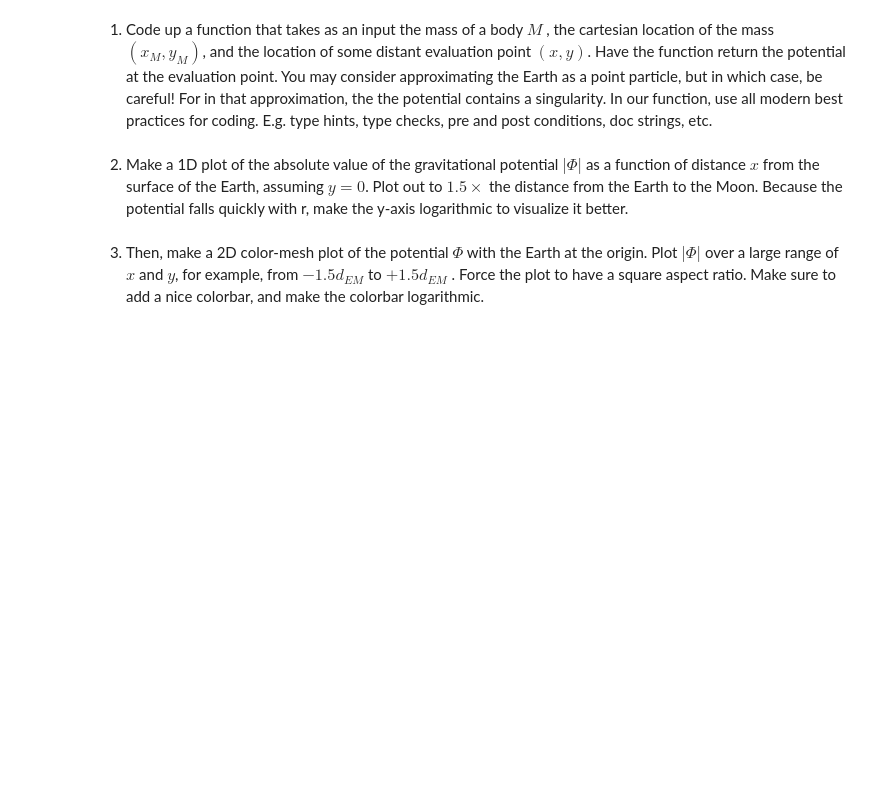
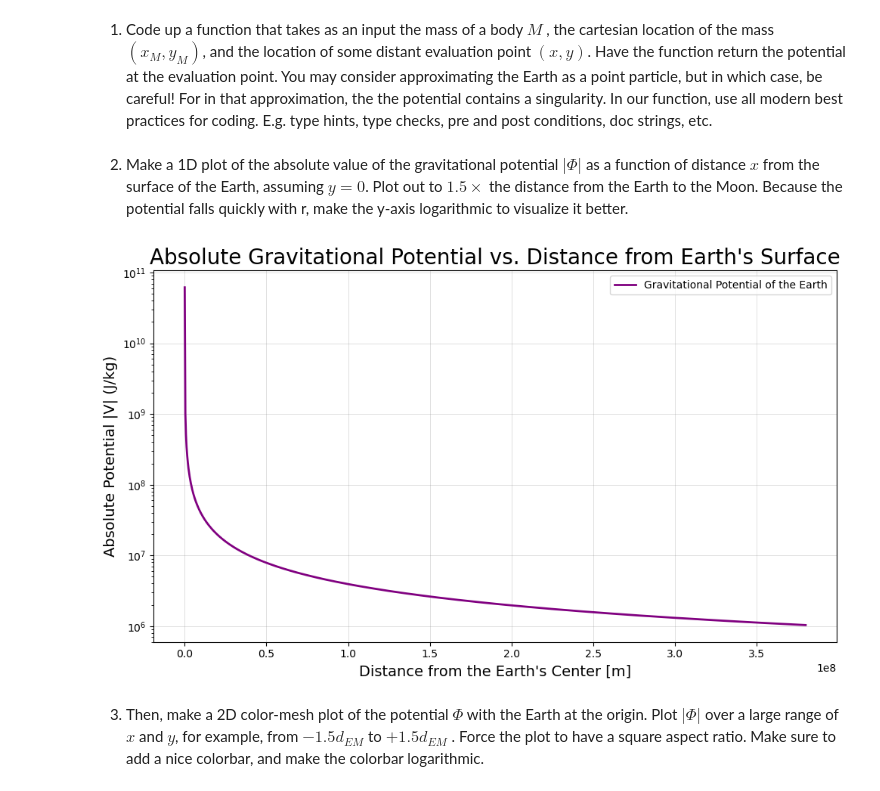
Before and after one commit to mkeen331/PHYS265-spring26, a Jupyter notebook: Lab1/lab1.ipynb, the cells around one changed output. Drawn from its saved outputs; the diff is of its cells as text; code cells hidden in the pictures; blank space fills up the shorter version.

```diff
--- a/Lab1/lab1.ipynb
+++ b/Lab1/lab1.ipynb
@@ -42,8 +42,15 @@ A table of relevant physical constants is below. Good luck!
 # In the code cell beneath this one you can put your imports,
 # and define any variables you might need (e.g. the mass of the earth)
 # %%
+import numpy as np
+import matplotlib.pyplot as plt
+
+G = 6.67 * 10**-11
+d_EM = 3.8 * 10**8
 M_E = 5.9 * 10**24
 M_M = 7.3 * 10**22
+R_E = 6378
+R_M = 1373
 # %% [markdown]
 ## Part 1: The Gravitational Potential of the Earth
 ----
@@ -63,6 +94,37 @@ E.g. type hints, type checks, pre and post conditions, doc strings, etc.
 # %% [markdown]
 2. Make a 1D plot of the absolute value of the gravitational potential $|\Phi|$ as a function of distance $x$ from the surface of the Earth, assuming $y = 0$.
 Plot out to $1.5\times$ the distance from the Earth to the Moon. Because the potential falls quickly with r, make the y-axis logarithmic to visualize it better.
+# %%
+import numpy as np
+import matplotlib.pyplot as plt
+
+#def r values
+R_start = R_E
+R_end = d_EM + R_M
+
+R_values = np.linspace(R_start, R_end, 1000) #remember, the last number indicates how many "points" there are. The more points, the smoother the line
+
+#Def v_abs function
+V_abs = abs(-G * M_E)/R_values
+
+#Begin plotting!
+fig, ax = plt.subplots(figsize=(10,6))
+
+ax.plot(R_values, V_abs, color='purple', linewidth=2, label='Gravitational Potential of the Earth')
+ax.set_yscale('log')
+
+#Title and Label
+ax.set_title("Absolute Gravitational Potential vs. Distance from Earth's Surface", fontsize = 20)
+ax.set_xlabel("Distance from the Earth's Center [m]", fontsize=14)
+ax.set_ylabel("Absolute Potential |V| (J/kg)", fontsize = 14)
+
+plt.legend()
+
+#Adjust layout
+plt.grid(linewidth=0.5, color='gray', alpha=0.35) #alpha adjusts opacity
+plt.tight_layout()
+# %% [output]
+[figure, added]
 # %% [markdown]
 3. Then, make a 2D color-mesh plot of the potential $\Phi$ with the Earth at the origin. Plot $|\Phi|$
 over a large range of $x$ and $y$, for example, from $-1.5d_{EM}$ to $+1.5d_{EM}$ . Force the plot to have
```
Also changed, not shown: parts of 2 cells of this notebook.
